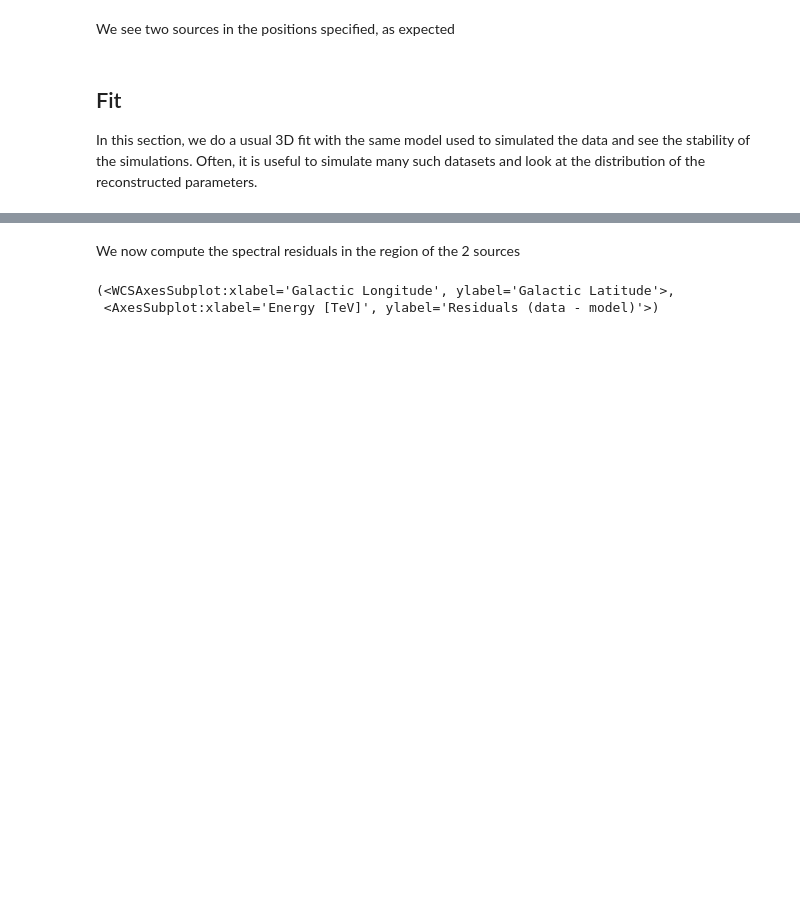
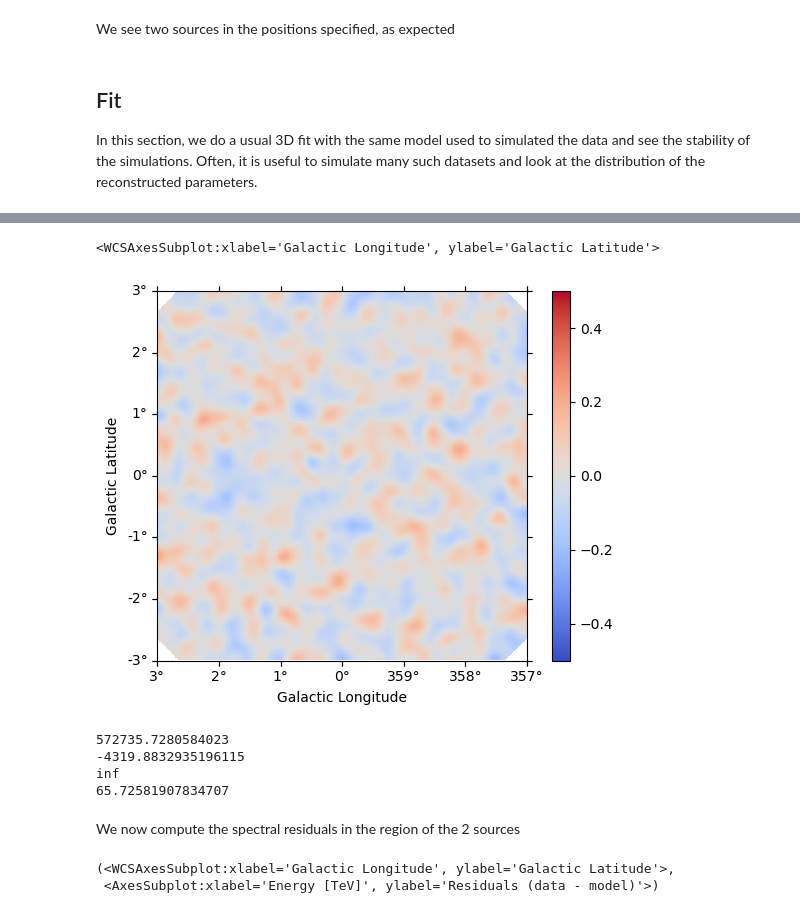
Before and after one commit to diegostn/TFG-Diego-Santano, a Jupyter notebook: simulate_2gaussians.ipynb, the cells around one changed output, grey strips where cells are left out. Saved outputs shown, nothing was run; the diff lists cells and outputs as text; code cells hidden in the pictures; blank space fills up the shorter version.

```diff
--- a/simulate_2gaussians.ipynb
+++ b/simulate_2gaussians.ipynb
@@ -356,3 +353,20 @@ dataset.plot_residuals_spatial(method="diff/sqrt(model)", vmin=-0.5, vmax=0.5)
+# %%
+dataset.plot_residuals_spatial(method="diff/sqrt(model)", vmin=-0.5, vmax=0.5)
+# %% [output]
+<WCSAxesSubplot:xlabel='Galactic Longitude', ylabel='Galactic Latitude'>
+[figure, added]
+# %%
+L2=dataset.stat_sum()
+print(L2)
+TS2=L2-L1
+print(TS2)
+print(ts_to_sigma(-TS2,11))
+print((-TS2)**(1/2))
+# %% [output]
+572735.7280584023
+-4319.8832935196115
+inf
+65.72581907834707
 # %% [markdown]
 We now compute the spectral residuals in the region of the 2 sources
 # %%
```
Also changed, not shown: parts of 28 cells of this notebook.
